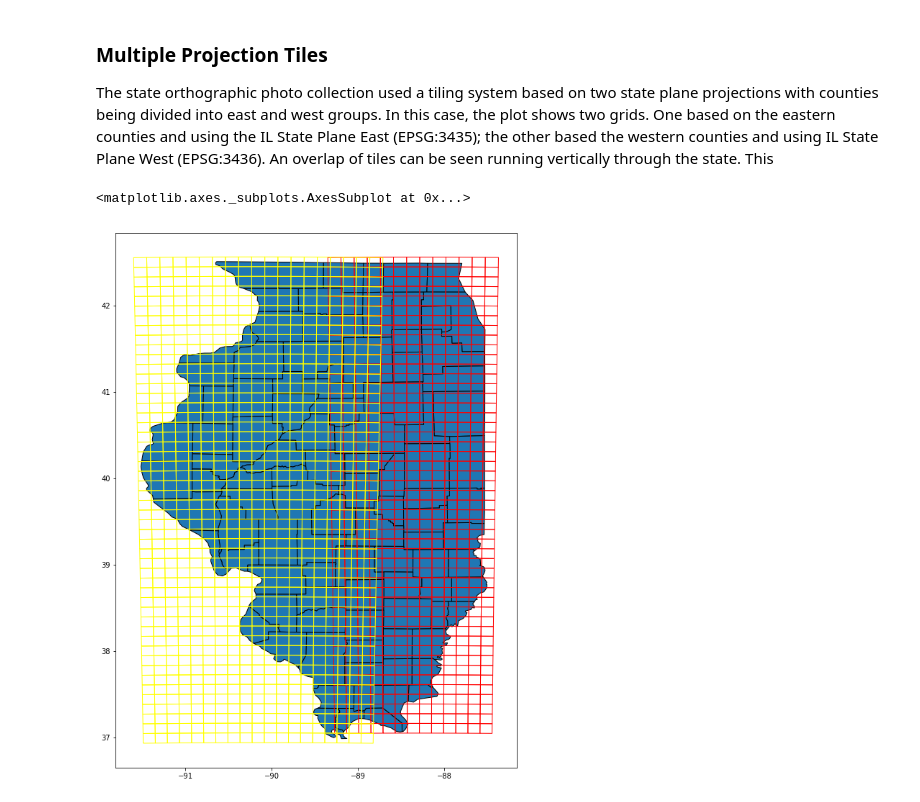
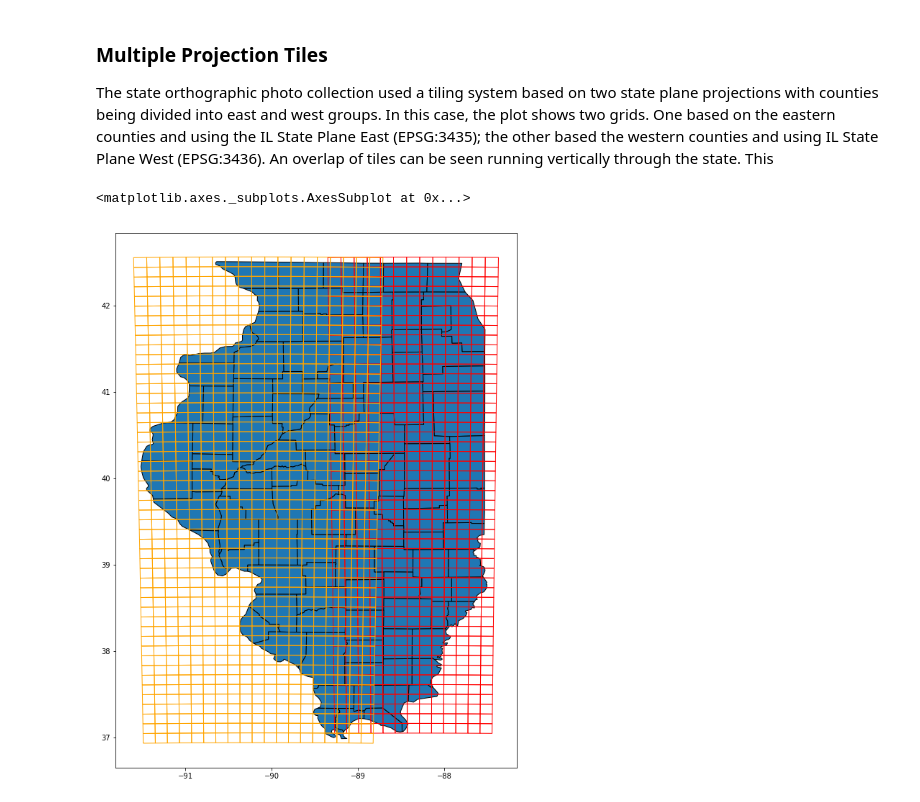
Before and after one commit to jterstriep/lidar-notebooks, a Jupyter notebook: explore_statewide_grid_options.ipynb, the cells around one changed output. Cells and saved outputs as stored; diff of their text form; code cells hidden in the pictures.

Commit message:
Change plot color for east and west zones.

```diff
--- a/explore_statewide_grid_options.ipynb
+++ b/explore_statewide_grid_options.ipynb
@@ -140,22 +140,22 @@ The state orthographic photo collection used a tiling system based on two state
 # %%
 width = 8192
 height = 8192
 res = 5
 
 il = gpd.read_file('../examples/IL_Counties.gpkg')
 SPE = gpd.read_file('../examples/maps/SPE_10000.shp')
 SPEgrid = makegrid(*SPE.total_bounds, width=width*res, height=height*res)
 SPEgrid.crs = SPE.crs
 SPW = gpd.read_file('../examples/maps/SPW_10000.shp')
 SPWgrid = makegrid(*SPW.total_bounds, width=width*res, height=height*res)
 SPWgrid.crs = SPW.crs
 
 fig, ax = plt.subplots(figsize=(10,30))
 il.plot(ax=ax, edgecolor='black')
 SPEgrid = SPEgrid.to_crs(il.crs)
 SPEgrid.plot(ax=ax, facecolor='none', edgecolor='red')
 SPWgrid = SPWgrid.to_crs(il.crs)
-SPWgrid.plot(ax=ax, facecolor='none', edgecolor='yellow')
+SPWgrid.plot(ax=ax, facecolor='none', edgecolor='orange')
 # %% [output]
 <matplotlib.axes._subplots.AxesSubplot at 0x...>
-[figure, old version]
+[figure, new version]
```
